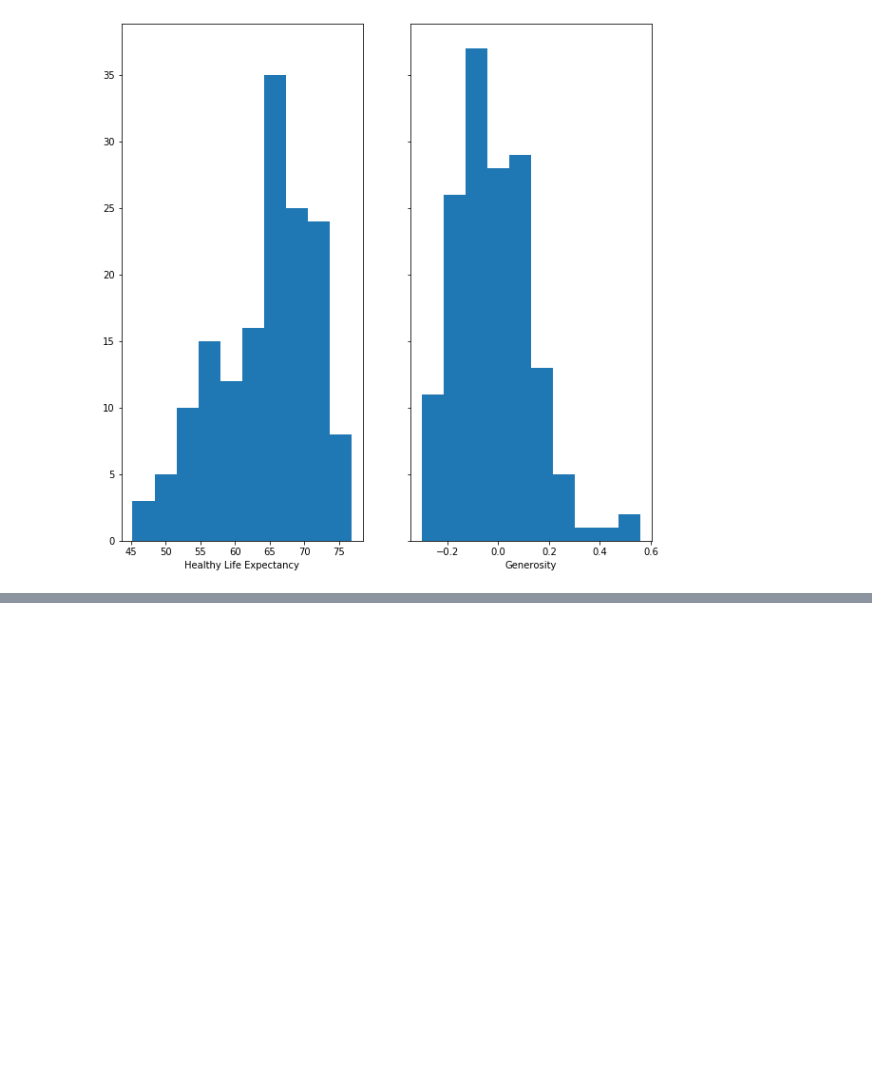
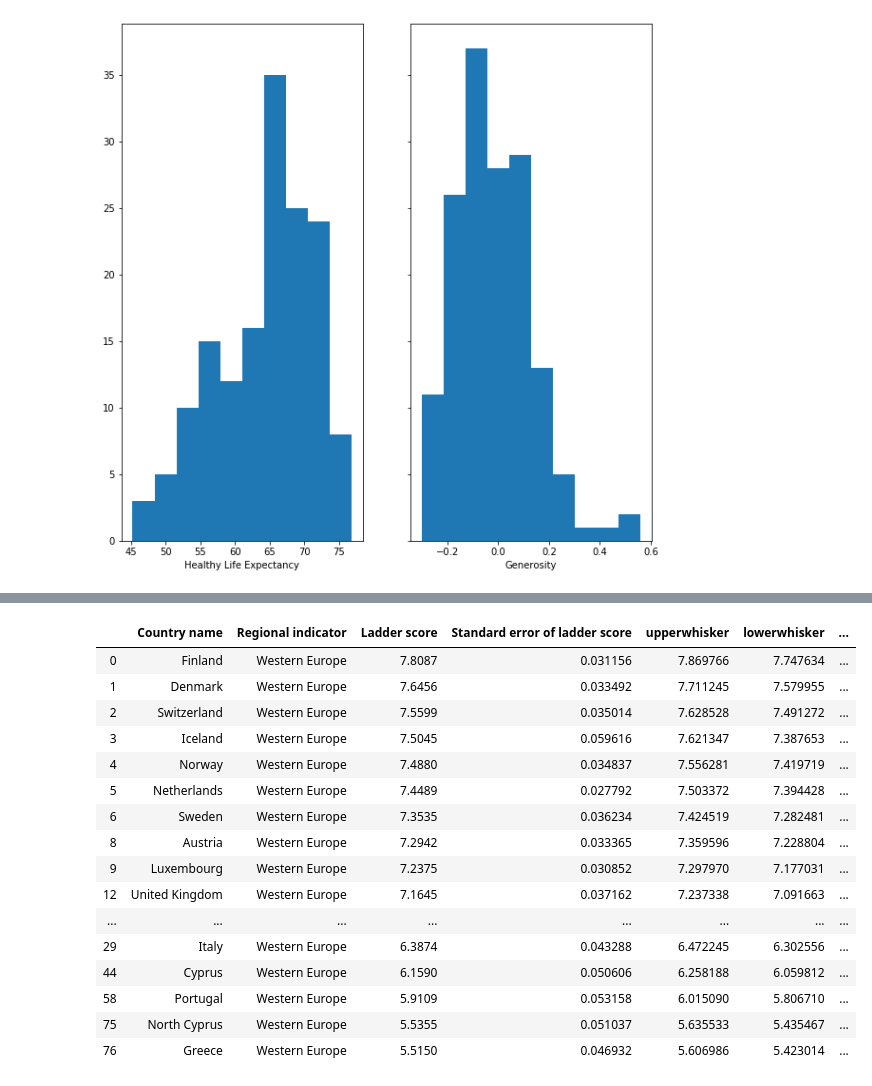
Before and after one commit to ax18031/ax18031_EMATM0048, a Jupyter notebook: Part3_folder/PART3.ipynb, the cells around one changed output, grey strips where cells are left out. Saved outputs shown, nothing was run; the diff lists cells and outputs as text; code cells hidden in the pictures; blank space fills up the shorter version.

```diff
--- a/Part3_folder/PART3.ipynb
+++ b/Part3_folder/PART3.ipynb
@@ -116,0 +111,22 @@ plt.xlabel('Top Ten Happiest Countries')
+# %%
+condition1 = df['Regional indicator'] == 'Western Europe'
+western_hle = df.loc[condition1,:]
+df.loc[condition1,:]
+# %% [output]
+|  | Country name | Regional indicator | Ladder score | Standard error of ladder score | upperwhisker | lowerwhisker | ... |
+| 0 | Finland | Western Europe | 7.8087 | 0.031156 | 7.869766 | 7.747634 | ... |
+| 1 | Denmark | Western Europe | 7.6456 | 0.033492 | 7.711245 | 7.579955 | ... |
+| 2 | Switzerland | Western Europe | 7.5599 | 0.035014 | 7.628528 | 7.491272 | ... |
+| 3 | Iceland | Western Europe | 7.5045 | 0.059616 | 7.621347 | 7.387653 | ... |
+| 4 | Norway | Western Europe | 7.4880 | 0.034837 | 7.556281 | 7.419719 | ... |
+| 5 | Netherlands | Western Europe | 7.4489 | 0.027792 | 7.503372 | 7.394428 | ... |
+| 6 | Sweden | Western Europe | 7.3535 | 0.036234 | 7.424519 | 7.282481 | ... |
+| 8 | Austria | Western Europe | 7.2942 | 0.033365 | 7.359596 | 7.228804 | ... |
+| 9 | Luxembourg | Western Europe | 7.2375 | 0.030852 | 7.297970 | 7.177031 | ... |
+| 12 | United Kingdom | Western Europe | 7.1645 | 0.037162 | 7.237338 | 7.091663 | ... |
+| ... | ... | ... | ... | ... | ... | ... | ... |
+| 29 | Italy | Western Europe | 6.3874 | 0.043288 | 6.472245 | 6.302556 | ... |
+| 44 | Cyprus | Western Europe | 6.1590 | 0.050606 | 6.258188 | 6.059812 | ... |
+| 58 | Portugal | Western Europe | 5.9109 | 0.053158 | 6.015090 | 5.806710 | ... |
+| 75 | North Cyprus | Western Europe | 5.5355 | 0.051037 | 5.635533 | 5.435467 | ... |
+| 76 | Greece | Western Europe | 5.5150 | 0.046932 | 5.606986 | 5.423014 | ... |
```
Also changed, not shown: parts of 33 cells of this notebook.
